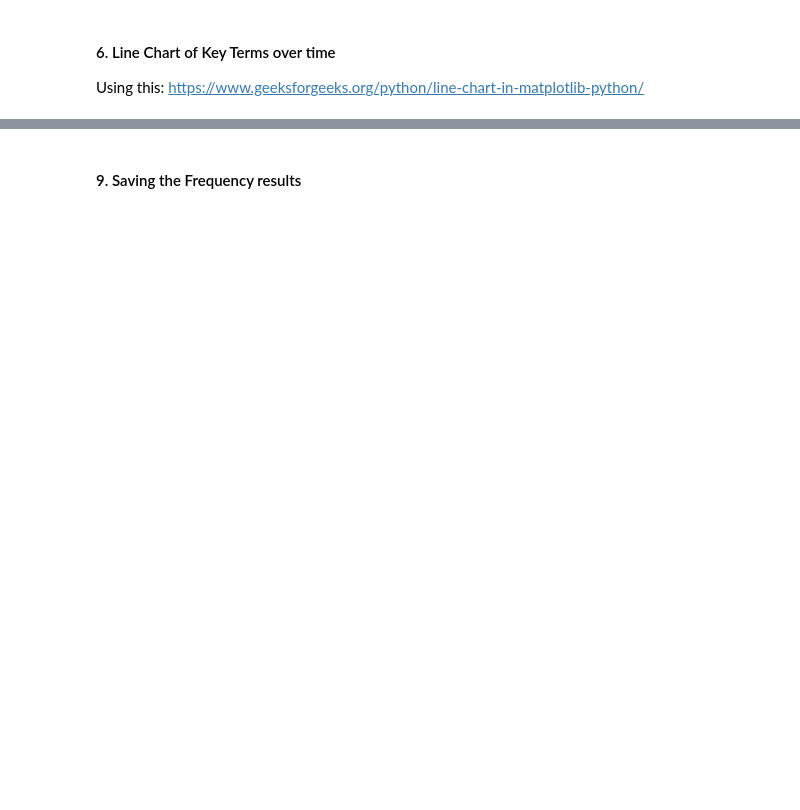
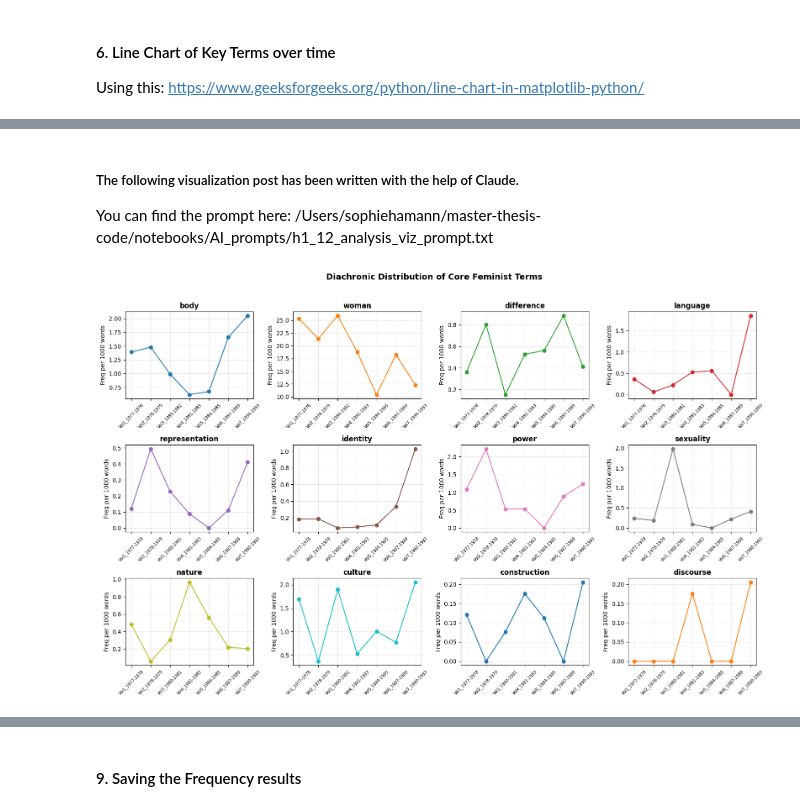
Before and after one commit to Soph-stara/master-thesis-code, a Jupyter notebook: notebooks/h1_analysis/12_analysis_h1.ipynb, the cells around one changed output, grey strips where cells are left out. Cells and saved outputs as stored; diff of their text form; code cells hidden in the pictures; blank space fills up the shorter version.

Commit message:
Update notebooks and add OCR collection script

```diff
--- a/notebooks/h1_analysis/12_analysis_h1.ipynb
+++ b/notebooks/h1_analysis/12_analysis_h1.ipynb
@@ -128,0 +144,27 @@ plt.show()
+# %% [markdown]
+##### The following visualization post has been written with the help of Claude.
+You can find the prompt here: /Users/sophiehamann/master-thesis-code/notebooks/AI_prompts/h1_12_analysis_viz_prompt.txt
+# %%
+fig, axes = plt.subplots(3, 4, figsize=(16, 10))
+axes = axes.flatten()
+
+for i, term in enumerate(key_terms):
+    ax = axes[i]
+    term_data = df_freq[df_freq["term"] == term]
+    ax.plot(term_data["volume"], term_data["relative_frequency"], marker="o", color=f"C{i}")
+    ax.set_title(term, fontweight="bold")
+    ax.set_xlabel("")
+    ax.set_ylabel("Freq per 1000 words")
+    ax.tick_params(axis="x", rotation=45, labelsize=7)
+    ax.grid(True, alpha=0.3)
+
+# Hide any unused subplots
+for j in range(len(key_terms), len(axes)):
+    axes[j].set_visible(False)
+
+plt.suptitle("Diachronic Distribution of Core Feminist Terms", fontsize=14, fontweight="bold", y=1.02)
+plt.tight_layout()
+plt.savefig("/Users/sophiehamann/master-thesis-code/data/output_files/graph1_frequency_small_multiples.png", bbox_inches="tight")
+plt.show()
+# %% [output]
+[figure, added]
```
Also changed, not shown: parts of 17 cells of this notebook, 18 other files.
